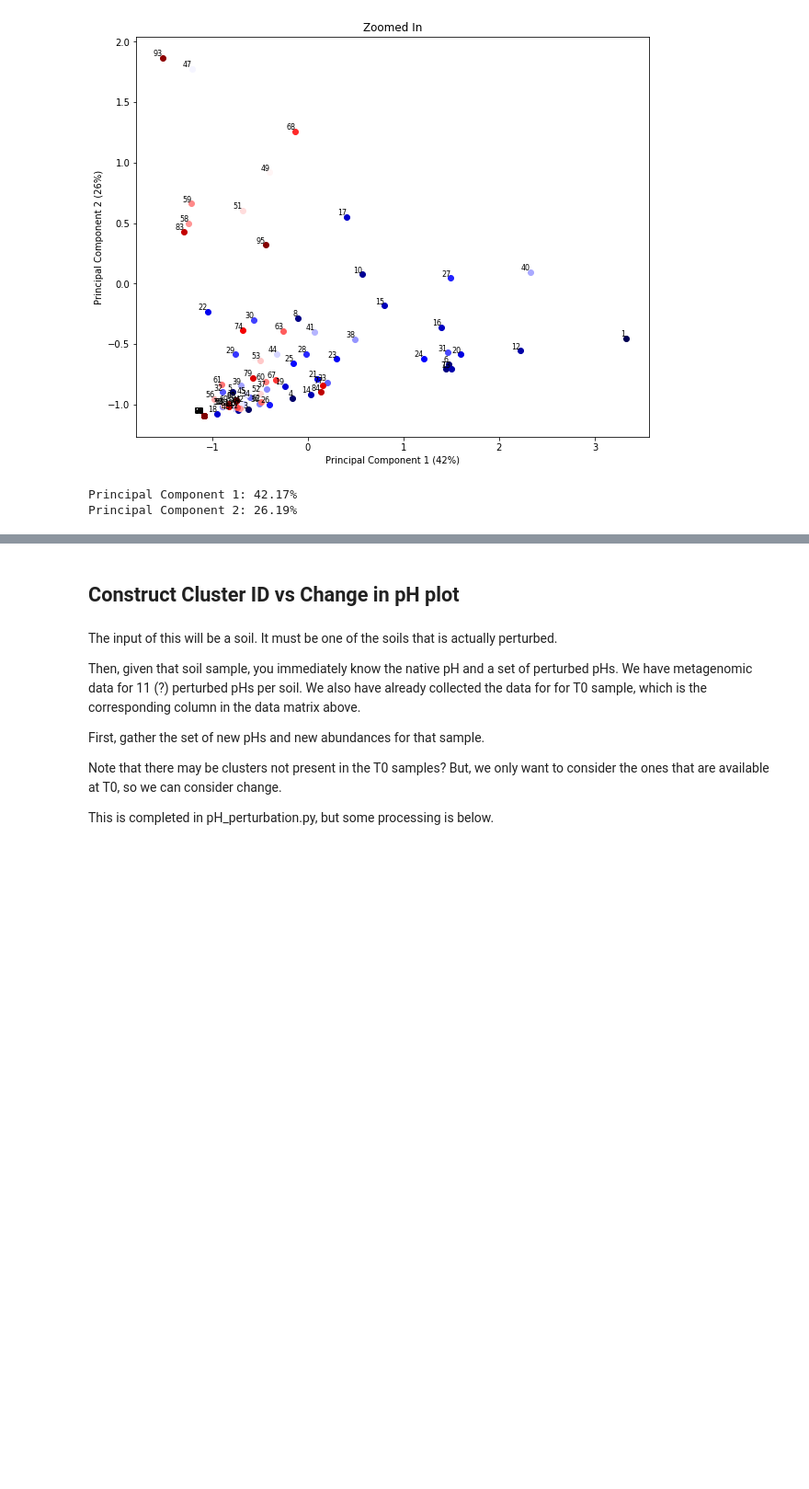
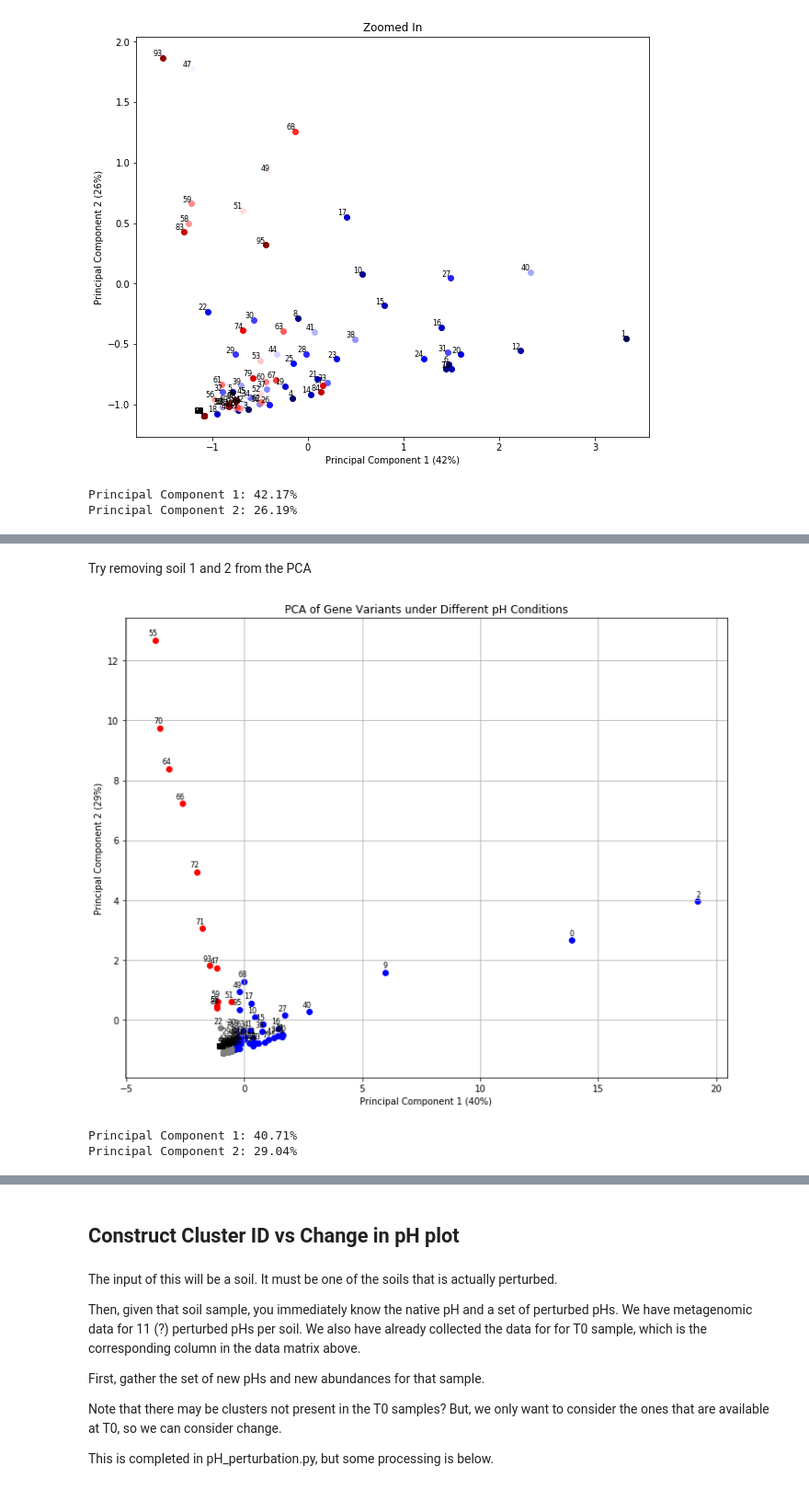
Before and after one commit to AddisonHowe/soil-metagenomics, a Jupyter notebook: organization.ipynb, the cells around one changed output, grey strips where cells are left out. Shown at 92% size. Drawn from its saved outputs; the diff is of its cells as text; code cells hidden in the pictures; blank space fills up the shorter version.

```diff
--- a/organization.ipynb
+++ b/organization.ipynb
@@ -264,0 +373,58 @@ plt.show()
+# %% [markdown]
+Try removing soil 1 and 2 from the PCA
+# %%
+
+#try this:
+#nonneagive matrix factorization -- shows more signal when data is positive
+
+from sklearn.decomposition import PCA
+from sklearn.preprocessing import StandardScaler
+
+clustered_data = pd.read_csv('out/clustered_data_nar.tsv', sep='\t', header=None)
+data = clustered_data.values
+
+data = data[:,2:]
+
+scaler = StandardScaler()
+scaled_data = scaler.fit_transform(data)
+
+
+# Perform PCA
+pca = PCA(n_components=2)
+principal_components = pca.fit_transform(scaled_data)
+
+group1 = [] #the group of variants with a positive first compenent
+group2 = [] #the group of variants with a negative first component, positive second componenet
+group3 = [] #the group of variants with a negative first component, negative second componenet
+
+# Plot the first two principal components with row index labels
+plt.figure(figsize=(10, 8))
+for i in range(principal_components.shape[0]):
+    if principal_components[i, 0] > -0.4:
+        plt.scatter(principal_components[i, 0], principal_components[i, 1], color='blue')
+        plt.text(principal_components[i, 0] + 0.1, principal_components[i, 1] + 0.1 , str(i), fontsize=8, ha='right', va='bottom')
+        group1.append(i)
+    elif principal_components[i, 1] > 0:
+        plt.scatter(principal_components[i, 0], principal_components[i, 1], color='red')
+        plt.text(principal_components[i, 0] + 0.1, principal_components[i, 1] + 0.1 , str(i), fontsize=8, ha='right', va='bottom')
+        group2.append(i)
+    else:
+        plt.scatter(principal_components[i, 0], principal_components[i, 1], color='grey')
+        plt.text(principal_components[i, 0] + 0.1, principal_components[i, 1] + 0.1 , str(i), fontsize=8, ha='right', va='bottom')
+        group3.append(i)
+
+
+plt.xlabel('Principal Component 1 (40%)')
+plt.ylabel('Principal Component 2 (29%)')
+plt.title('PCA of Gene Variants under Different pH Conditions')
+plt.grid(True)
+plt.tight_layout()
+plt.show()
+
+
+for i, ratio in enumerate(pca.explained_variance_ratio_, start=1):
+    print(f"Principal Component {i}: {ratio * 100:.2f}%")
+# %% [output]
+[figure, added]
+Principal Component 1: 40.71%
+Principal Component 2: 29.04%
```
Also changed, not shown: parts of 33 cells of this notebook, 14 other files.
